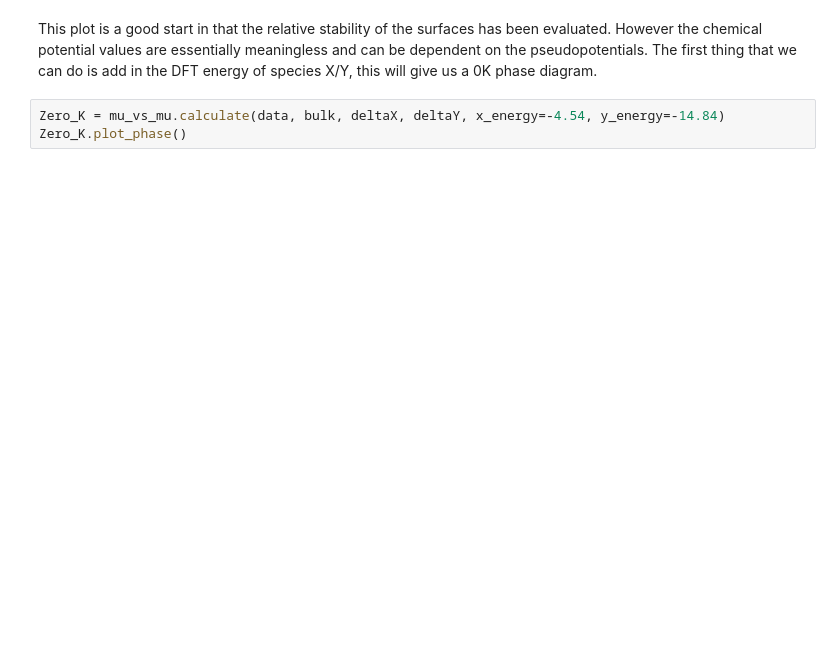
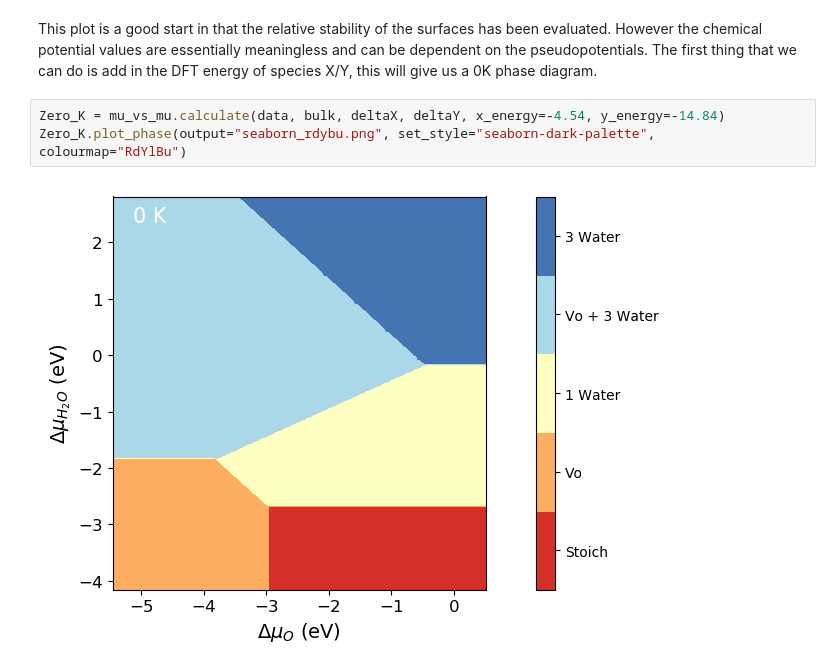
Before and after one commit to symmy596/SurfinPy, a Jupyter notebook: examples/Tutorial_1.ipynb, the cells around one changed output. Drawn from its saved outputs; the diff is of its cells as text; blank space fills up the shorter version.

```diff
--- a/examples/Tutorial_1.ipynb
+++ b/examples/Tutorial_1.ipynb
@@ -60,4 +62,6 @@ system.plot_phase()
 This plot is a good start in that the relative stability of the surfaces has been evaluated. However the chemical potential values are essentially meaningless and can be dependent on the pseudopotentials. The first thing that we can do is add in the DFT energy of species X/Y, this will give us a 0K phase diagram.
 # %%
 Zero_K = mu_vs_mu.calculate(data, bulk, deltaX, deltaY, x_energy=-4.54, y_energy=-14.84)
-Zero_K.plot_phase()
+Zero_K.plot_phase(output="seaborn_rdybu.png", set_style="seaborn-dark-palette", colourmap="RdYlBu")
+# %% [output]
+[figure, added]
```
Also changed, not shown: parts of 1 cell of this notebook, 24 other files.
